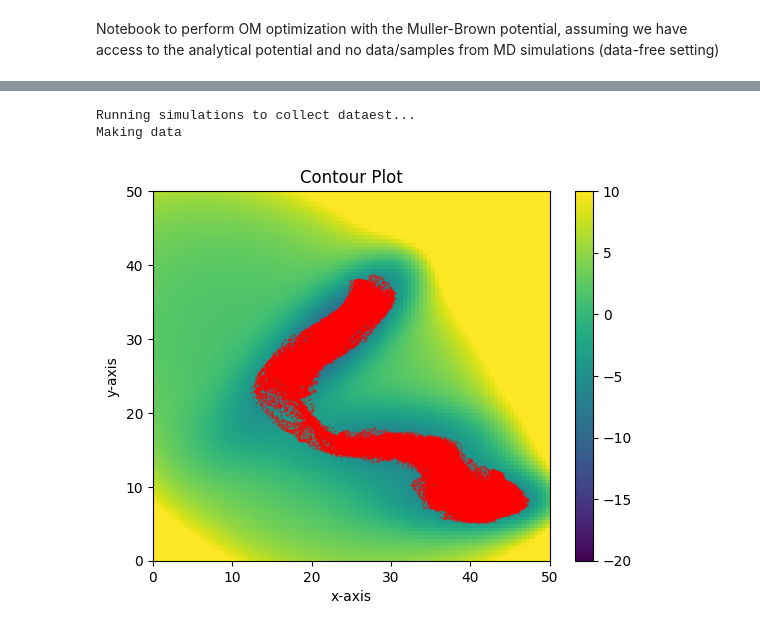
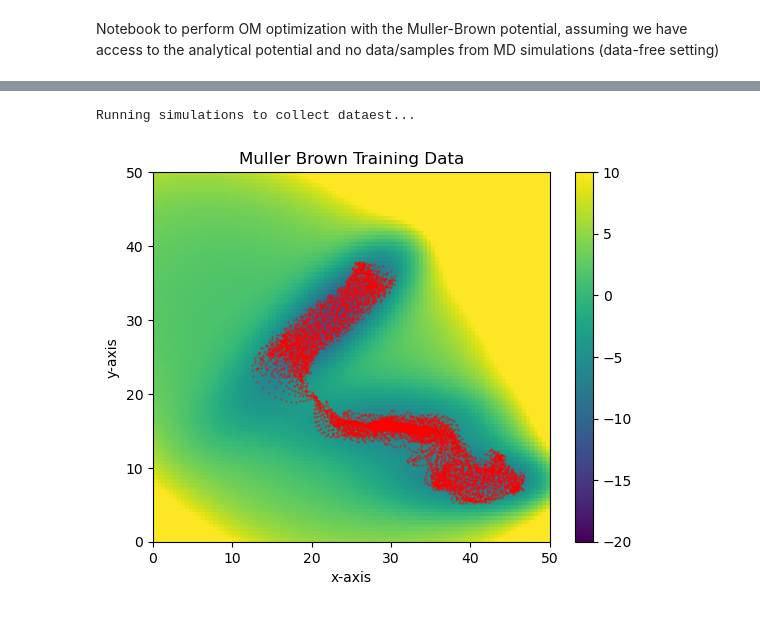
Before and after one commit to michael-psenka/OM-TPS, a Jupyter notebook: mb_analytical.ipynb, the cells around one changed output, grey strips where cells are left out. Cells and saved outputs as stored; diff of their text form; code cells hidden in the pictures.

```diff
--- a/mb_analytical.ipynb
+++ b/mb_analytical.ipynb
@@ -141,44 +211,16 @@ Total action for the step 900 is 10.580910682678223.
 # %%
 from mb_dataset import MBDataset
 from mb_calculator import MullerBrownPotential
 from copy import deepcopy
 
 # run unbiased MD, using the OM-optimized path as initial conditions
-# (use this to make a dataset for diffusion model training)
+# (also use this to make a dataset for diffusion model training)
 calculator = MullerBrownPotential(device = "cpu")
-dataset = MBDataset(save_path = 'data', transition_path_guess= deepcopy(draw_points).numpy(), timestep = 5.0, temperature = 700, n_steps = 1000, n_sims = 1000, gamma = 0.001)
+dataset = MBDataset(save_path = None, calculator = calculator, initial_positions= deepcopy(draw_points[:, 10:30].reshape(-1, 2)).numpy(), timestep = 5.0, temperature = 700, n_steps = 100, n_sims = 100, gamma = 0.001)
 # dataset = MBDataset(save_path = 'data', transition_path_guess=None, timestep = 5.0, temperature = 500, n_steps = 100, n_sims = 50)
 
 # dataset = MBDataset(preload_sim_dir="data/temp=1000_timestep=5.0_friction=0.1")
+visualize_mb_data(dataset)
 # %% [output]
 Running simulations to collect dataest...
-Making data
+[figure, added]
-# %%
-from torch.utils.data import DataLoader
-mb_dataloader = DataLoader(dataset, batch_size=2048, shuffle=True)
-
-num_points = 100
-x_values = torch.linspace(calculator.Lx, calculator.Hx , num_points)
-y_values = torch.linspace(calculator.Ly, calculator.Hy, num_points)
-
-x, y = torch.meshgrid(x_values, y_values, indexing="xy")
-z = calculator.U_split(x, y).cpu()
-
-fig, ax = plt.subplots()
-colorbar = ax.imshow(z, extent=(x_values.min(), x_values.max(), y_values.min(), y_values.max()), vmin=calculator.U_min, vmax=calculator.U_max, origin='lower', cmap='viridis', aspect='auto')
-ax.set(xlabel="x-axis", ylabel="y-axis", title="Contour Plot")
-plt.colorbar(colorbar)
-
-# also plot batch from dataloader
-for i, batch in tqdm(enumerate(mb_dataloader)):
-    ax.scatter(batch[:, 0], batch[:, 1], color='red', s=0.1)
-
-# ax.scatter(draw_points[:,0], draw_points[:,1], s=1, c='blue', label='Line')
-
-ax.set_xlim([calculator.Lx, calculator.Hx])
-ax.set_ylim([calculator.Ly, calculator.Hy])
-
-plt.show()
-plt.close()
-# %% [output]
-[figure, removed]
```
Also changed, not shown: parts of 6 cells of this notebook, 2 other files.
